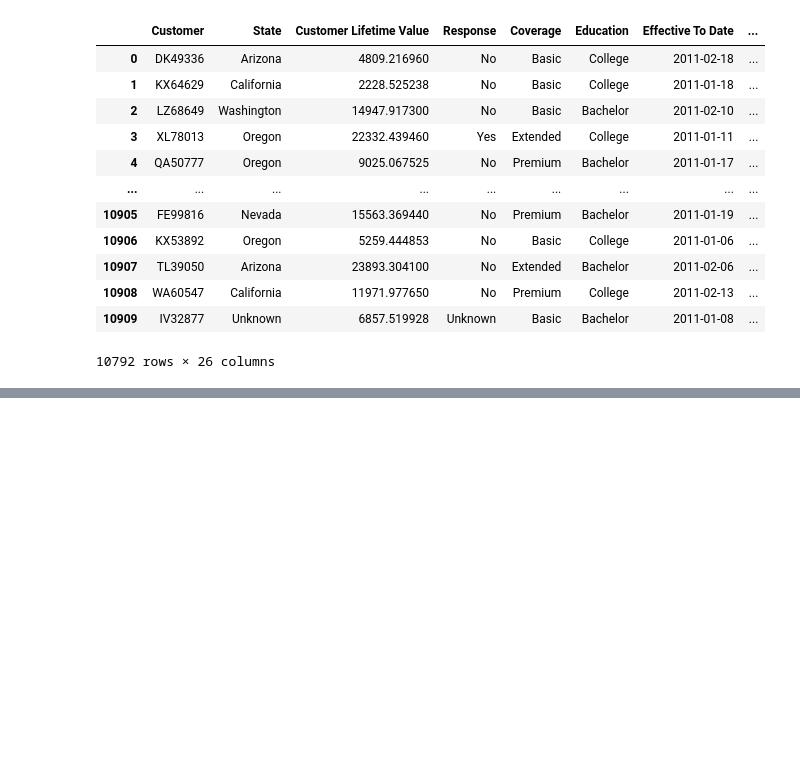
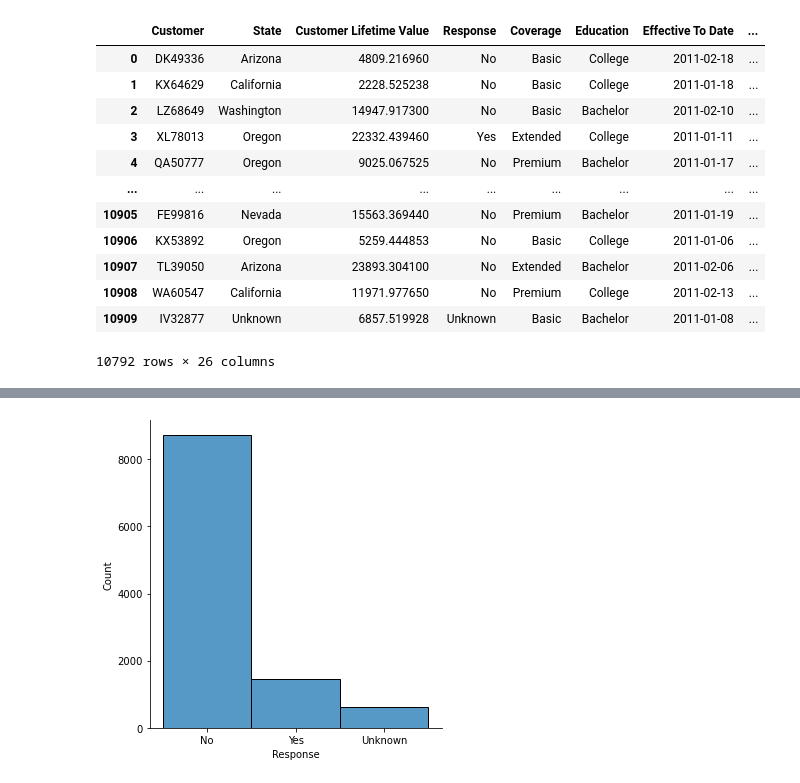
Before and after one commit to iamlex006/lab-customer-analysis-round-2, a Jupyter notebook: files_for_lab/csv_files/Cust_Analysis_Round_2.ipynb, the cells around one changed output, grey strips where cells are left out. Cells and saved outputs as stored; diff of their text form; code cells hidden in the pictures; blank space fills up the shorter version.

```diff
--- a/files_for_lab/csv_files/Cust_Analysis_Round_2.ipynb
+++ b/files_for_lab/csv_files/Cust_Analysis_Round_2.ipynb
@@ -344,0 +382,5 @@ data2[data2["Effective_month"]<4]
+# %%
+sns.displot(data2['Response'], bins=3)
+plt.show()
+# %% [output]
+[figure, added]
```
Also changed, not shown: parts of 23 cells of this notebook, 1 other file.
